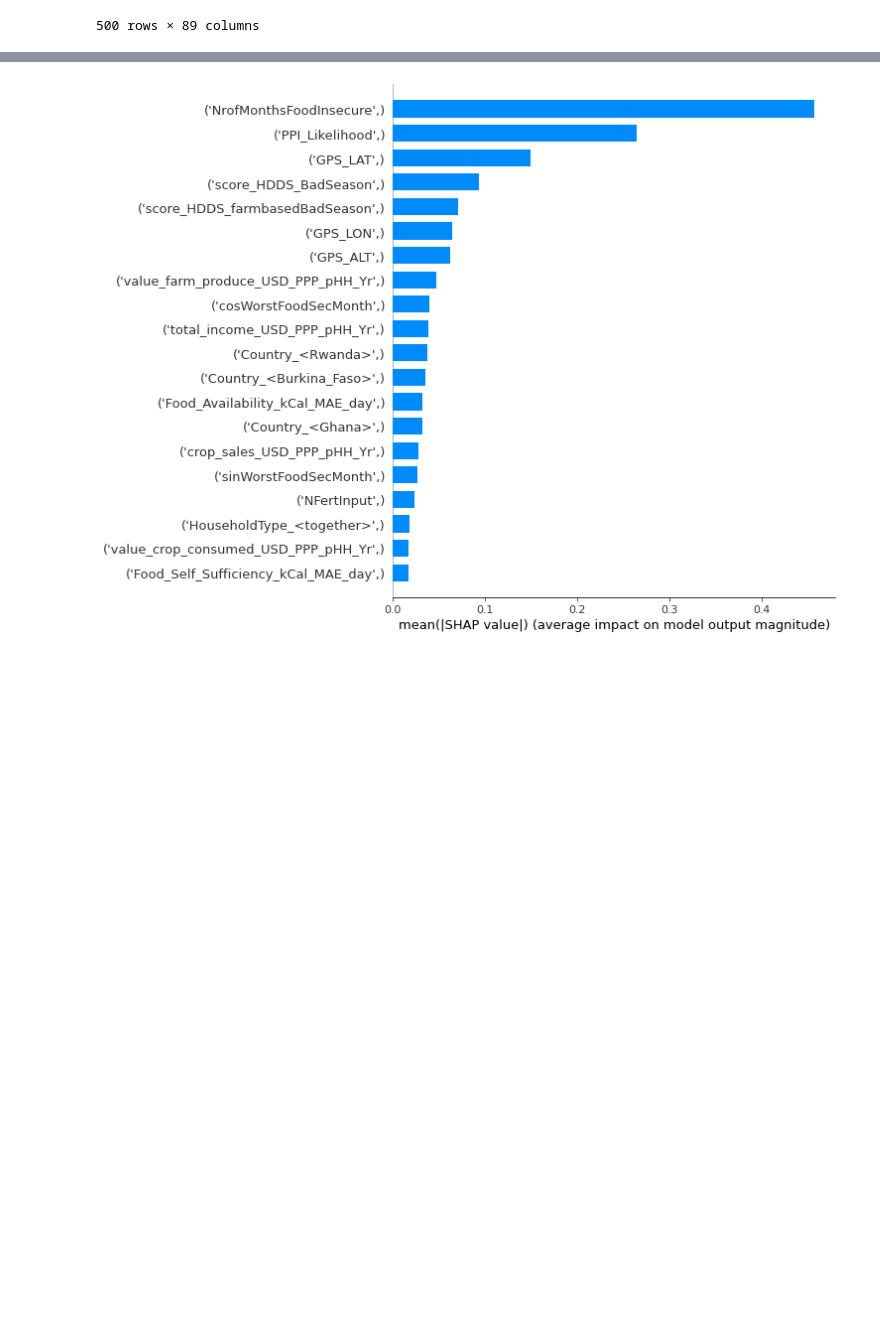
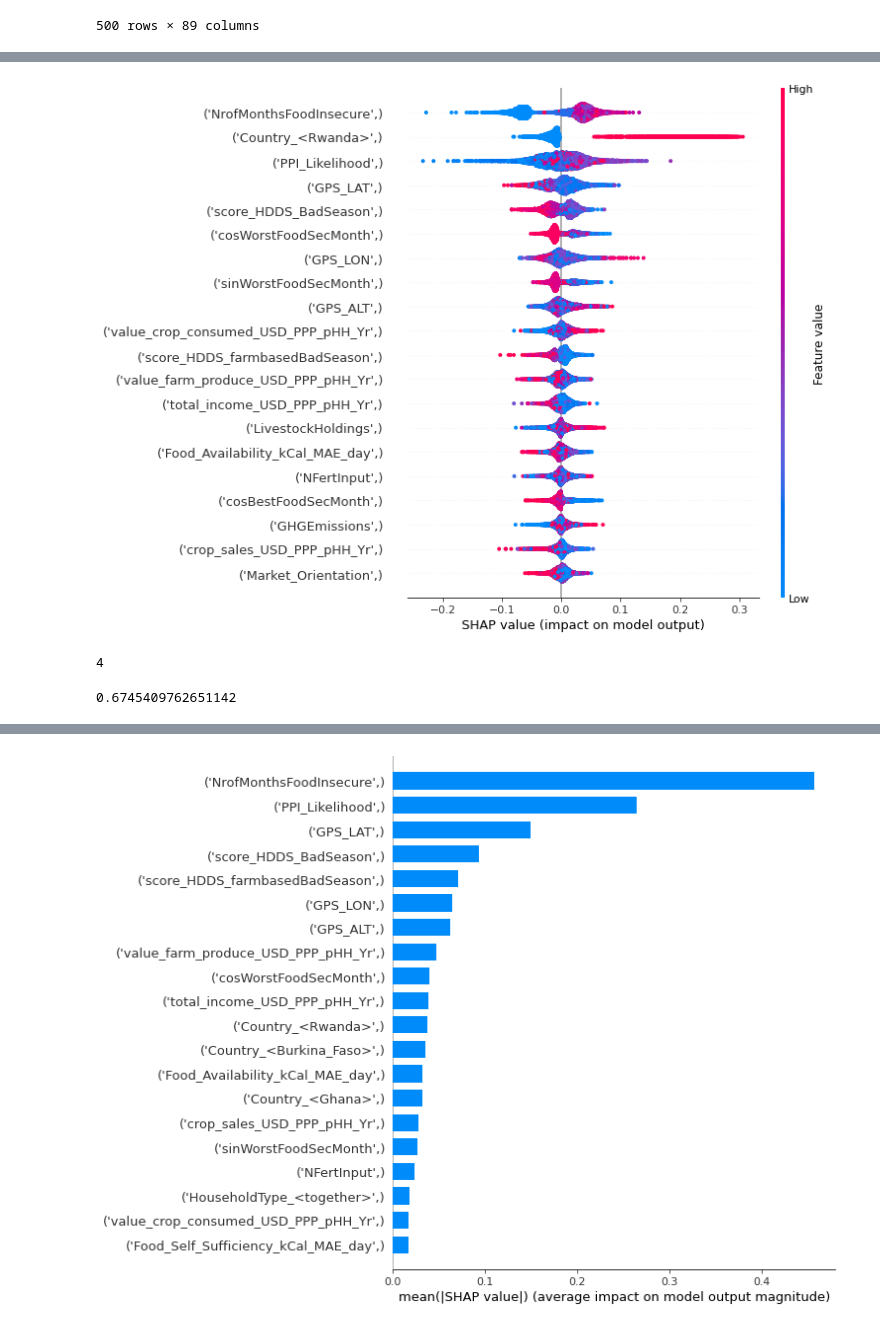
Before and after one commit to willianck/Predicting-Food-Insecurity, a Jupyter notebook: shapley_RandomForestClassifier.ipynb, the cells around one changed output, grey strips where cells are left out. Drawn from its saved outputs; the diff is of its cells as text; code cells hidden in the pictures; blank space fills up the shorter version.

```diff
--- a/shapley_RandomForestClassifier.ipynb
+++ b/shapley_RandomForestClassifier.ipynb
@@ -176,0 +205,10 @@ tester
+# %%
+shap.summary_plot(shap_values[2], test)
+print(len(shap_values))
+# %% [output]
+[figure, added]
+4
+# %%
+classifiers[1].score(X_test, y_test)
+# %% [output]
+0.6745409762651142
```
Also changed, not shown: parts of 7 cells of this notebook.
